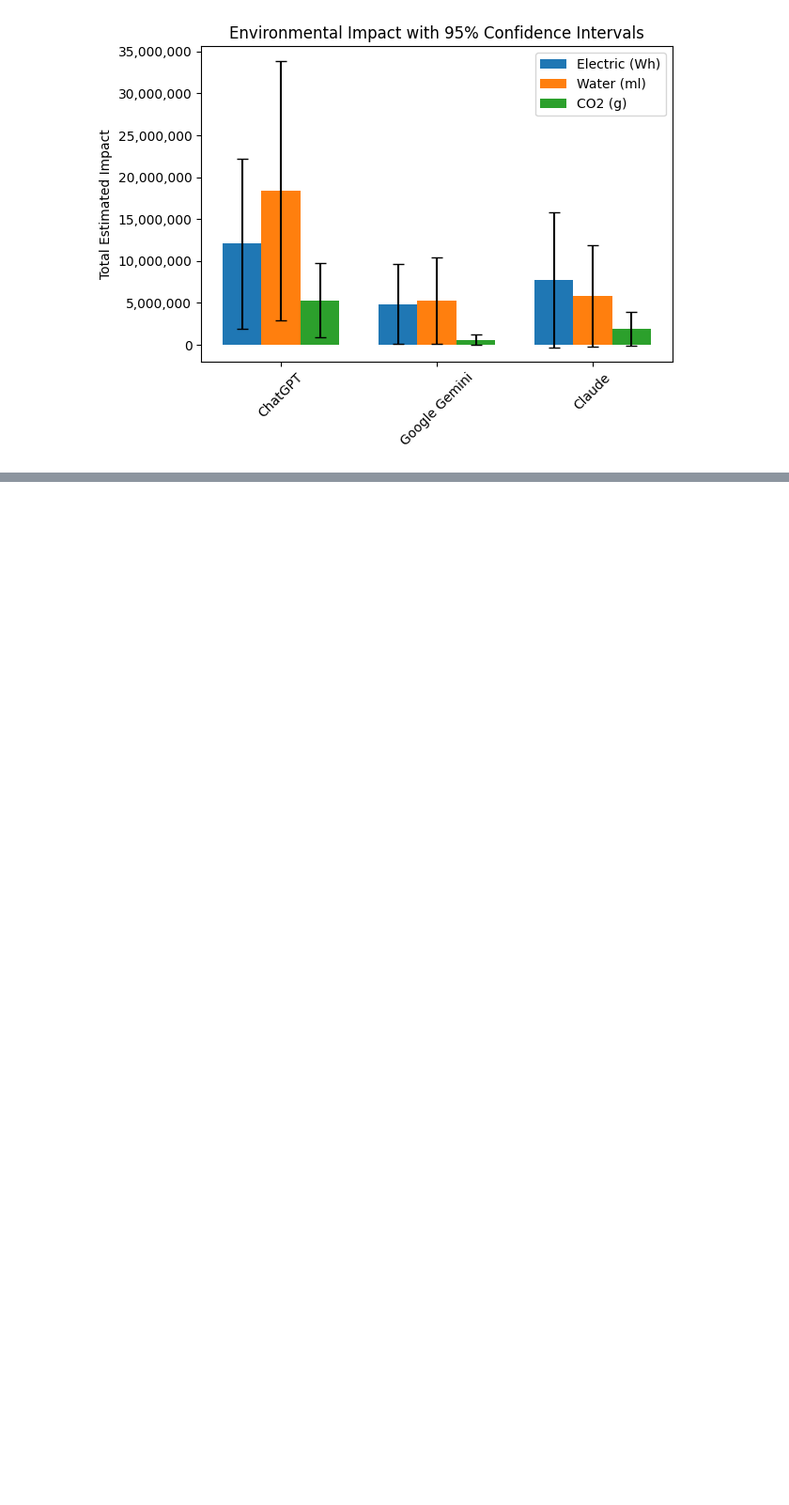
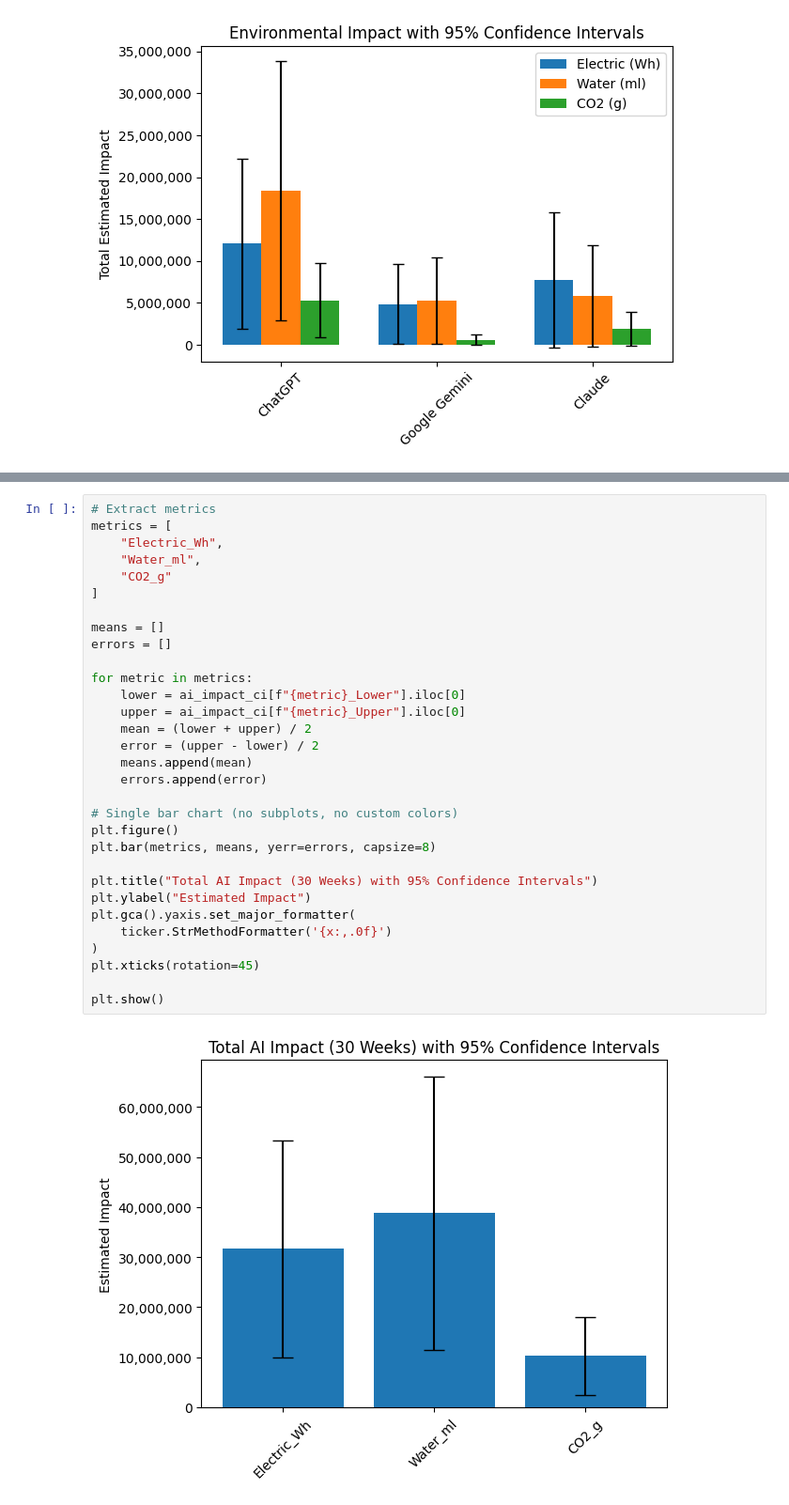
Before and after one commit to zcochran27/syn-100-project, a Jupyter notebook: syn100data_processing.ipynb, the cells around one changed output, grey strips where cells are left out. Shown at 94% size. Cells and saved outputs as stored; diff of their text form; blank space fills up the shorter version.

```diff
--- a/syn100data_processing.ipynb
+++ b/syn100data_processing.ipynb
@@ -291,0 +667,33 @@ plt.show()
+# %%
+# Extract metrics
+metrics = [
+    "Electric_Wh",
+    "Water_ml",
+    "CO2_g"
+]
+
+means = []
+errors = []
+
+for metric in metrics:
+    lower = ai_impact_ci[f"{metric}_Lower"].iloc[0]
+    upper = ai_impact_ci[f"{metric}_Upper"].iloc[0]
+    mean = (lower + upper) / 2
+    error = (upper - lower) / 2
+    means.append(mean)
+    errors.append(error)
+
+# Single bar chart (no subplots, no custom colors)
+plt.figure()
+plt.bar(metrics, means, yerr=errors, capsize=8)
+
+plt.title("Total AI Impact (30 Weeks) with 95% Confidence Intervals")
+plt.ylabel("Estimated Impact")
+plt.gca().yaxis.set_major_formatter(
+    ticker.StrMethodFormatter('{x:,.0f}')
+)
+plt.xticks(rotation=45)
+
+plt.show()
+# %% [output]
+[figure, added]
```
Also changed, not shown: parts of 8 cells of this notebook, 1 other file.
